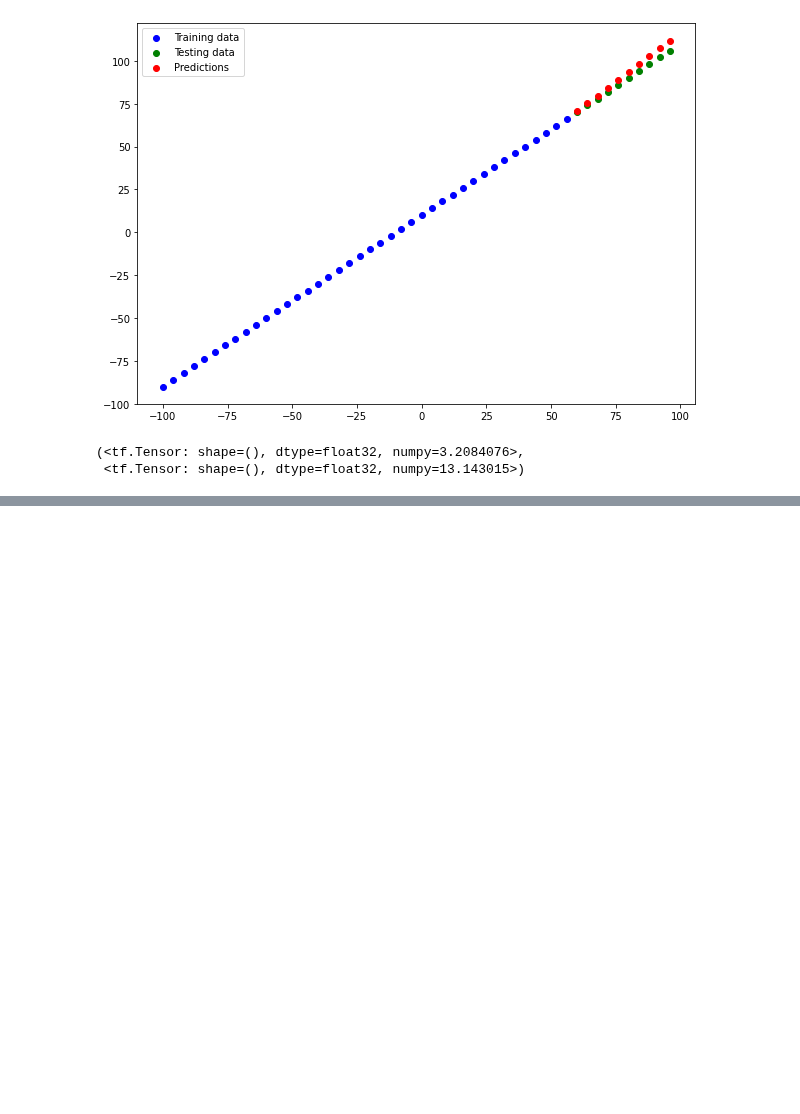
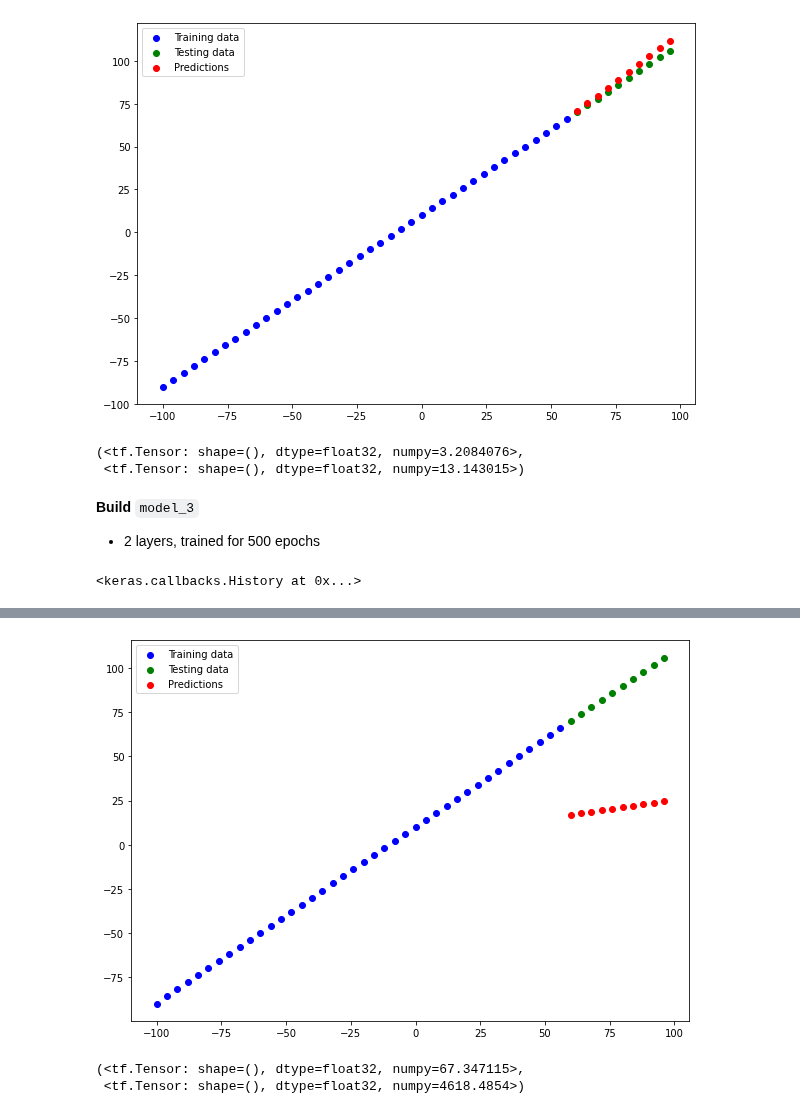
Before and after one commit to Rus-tam/tensorflow-complete-course, a Jupyter notebook: notebooks/01_neural_network_regression_with_tensorflow.ipynb, the cells around one changed output, grey strips where cells are left out. Drawn from its saved outputs; the diff is of its cells as text; code cells hidden in the pictures; blank space fills up the shorter version.

```diff
--- a/notebooks/01_neural_network_regression_with_tensorflow.ipynb
+++ b/notebooks/01_neural_network_regression_with_tensorflow.ipynb
@@ -559,3 +559,31 @@ mae_2, mse_2
 # %% [output]
 (<tf.Tensor: shape=(), dtype=float32, numpy=3.2084076>,
  <tf.Tensor: shape=(), dtype=float32, numpy=13.143015>)
+# %% [markdown]
+**Build** `model_3`
+
+* 2 layers, trained for 500 epochs
+# %%
+# Set random seed
+tf.random.set_seed(42)
+
+# 1. Creating model_3
+model_3 = tf.keras.Sequential([
+    tf.keras.layers.Dense(10),
+    tf.keras.layers.Dense(1)
+])
+
+# 2. Compile model_3
+model_3.compile(loss=tf.keras.losses.mae,
+                optimizer=tf.keras.optimizers.SGD(),
+                metrics=["mae"])
+
+# 3. Fit the model_3
+model_3.fit(tf.expand_dims(X_train, axis=-1), y_train, epochs=500, verbose=0)
+# %% [output]
+<keras.callbacks.History at 0x...>
+# %%
+# Make and plot predictions for model_3
+y_preds_3 = model_3.predict(X_test)
+plot_predictions(predictions=y_preds_3);
+# %% [output]
@@ -561,0 +591,9 @@ mae_2, mse_2
+[figure, added]
+# %%
+# Calculate model_2 evaluation metrics
+mae_3 = mae(y_test, y_preds_3)
+mse_3 = mse(y_test, y_preds_3)
+mae_3, mse_3
+# %% [output]
+(<tf.Tensor: shape=(), dtype=float32, numpy=67.347115>,
+ <tf.Tensor: shape=(), dtype=float32, numpy=4618.4854>)
```
Also changed, not shown: parts of 1 cell of this notebook.
